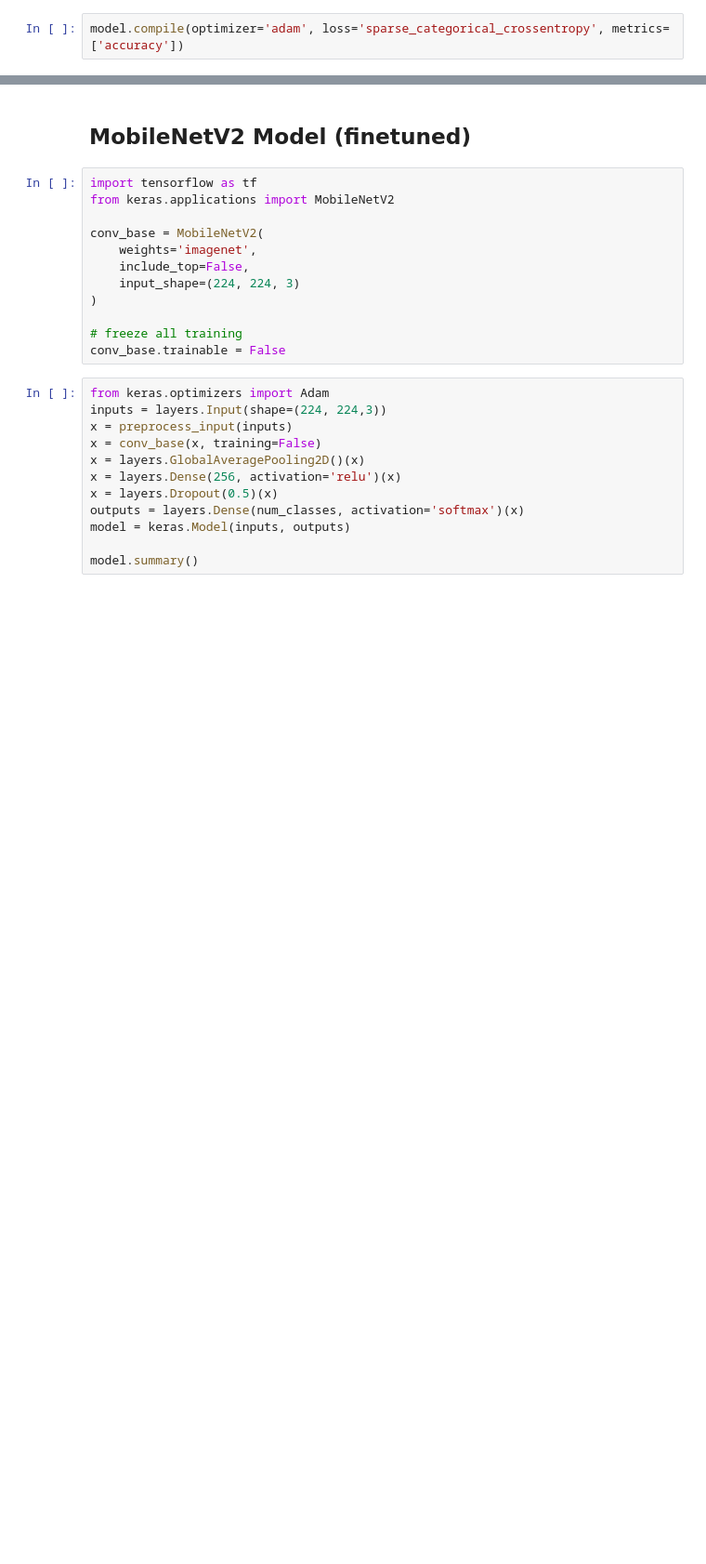
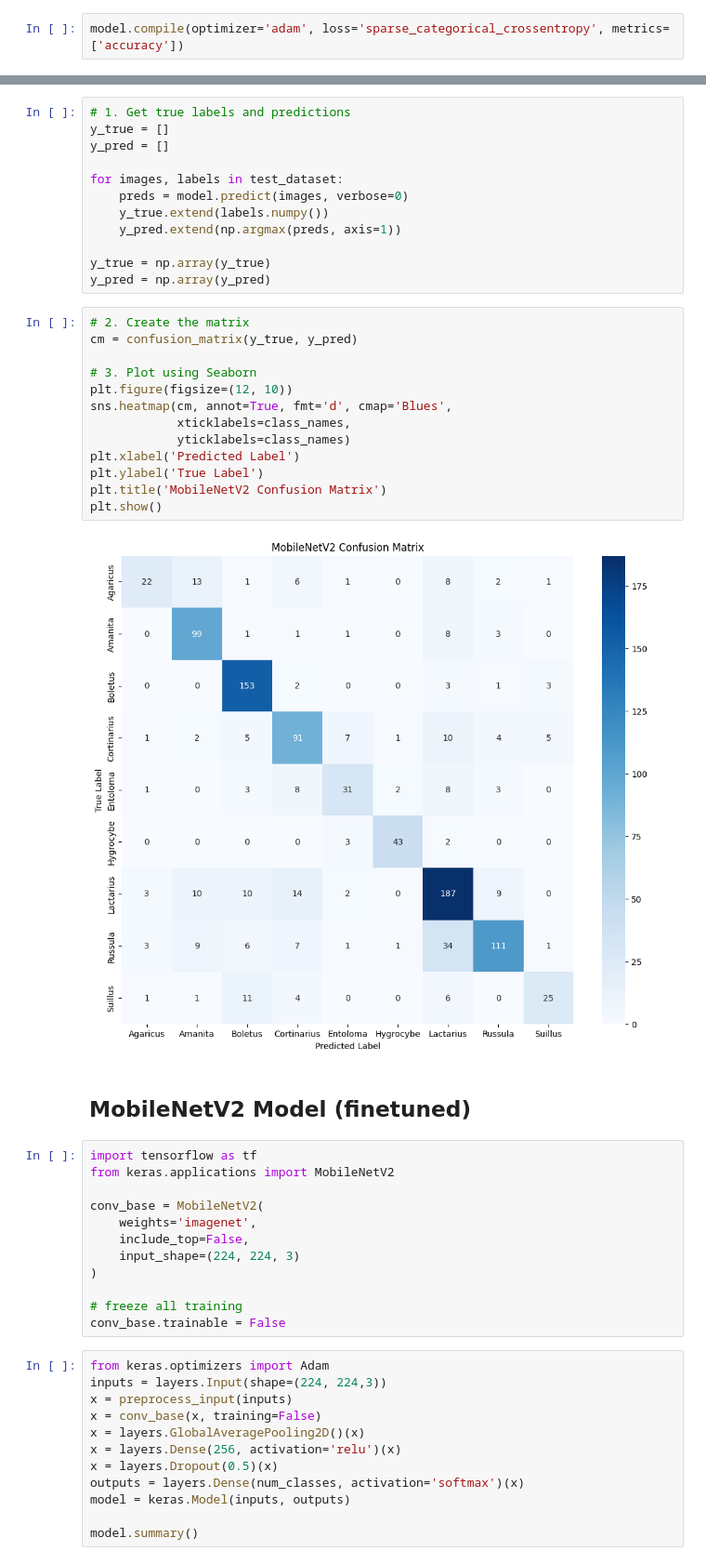
Before and after one commit to WelehoBRUDER/MetropoliaAMK-neural-networks, a Jupyter notebook: mushroom-classifier/mushroom-classifier.ipynb, the cells around one changed output, grey strips where cells are left out. Shown at 93% size. Saved outputs shown, nothing was run; the diff lists cells and outputs as text; blank space fills up the shorter version.

```diff
--- a/mushroom-classifier/mushroom-classifier.ipynb
+++ b/mushroom-classifier/mushroom-classifier.ipynb
@@ -319,3 +336,30 @@ Validation accuracy: 0.8053892254829407
+# %%
+# 1. Get true labels and predictions
+y_true = []
+y_pred = []
+
+for images, labels in test_dataset:
+    preds = model.predict(images, verbose=0)
+    y_true.extend(labels.numpy())
+    y_pred.extend(np.argmax(preds, axis=1))
+
+y_true = np.array(y_true)
+y_pred = np.array(y_pred)
+# %%
+# 2. Create the matrix
+cm = confusion_matrix(y_true, y_pred)
+
+# 3. Plot using Seaborn
+plt.figure(figsize=(12, 10))
+sns.heatmap(cm, annot=True, fmt='d', cmap='Blues',
+            xticklabels=class_names,
+            yticklabels=class_names)
+plt.xlabel('Predicted Label')
+plt.ylabel('True Label')
+plt.title('MobileNetV2 Confusion Matrix')
+plt.show()
+# %% [output]
+[figure, added]
 # %% [markdown]
 ## MobileNetV2 Model (finetuned)
 # %%
```
Also changed, not shown: parts of 29 cells of this notebook, 1 other file.
